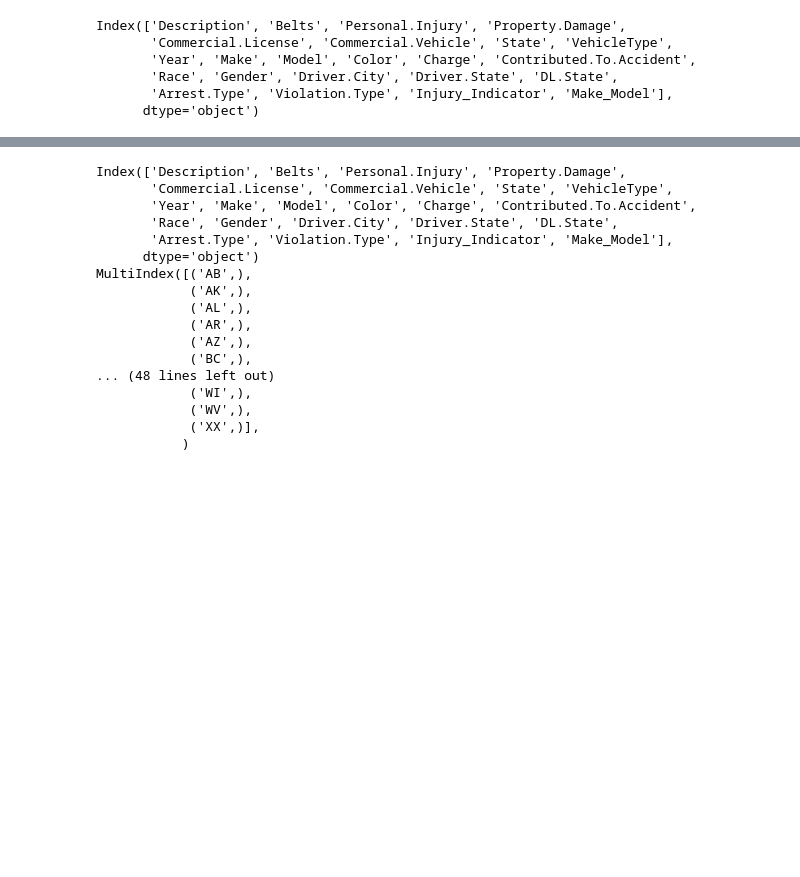
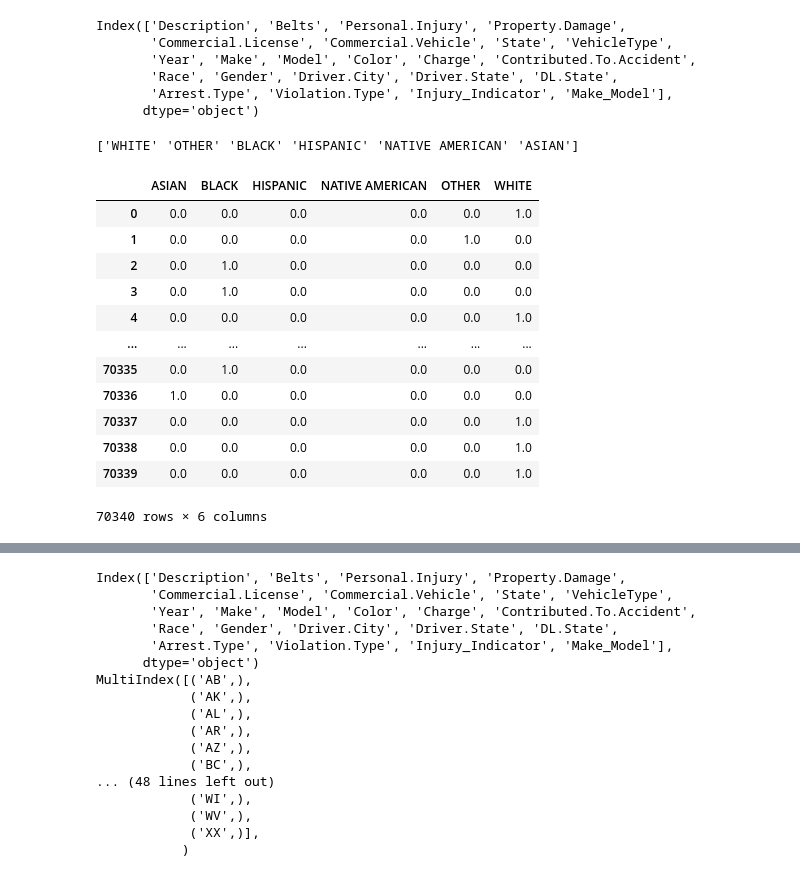
Before and after one commit to devPach4545/CSE_151A, a Jupyter notebook: CSE_151A_Project.ipynb, the cells around one changed output, grey strips where cells are left out. Saved outputs shown, nothing was run; the diff lists cells and outputs as text; code cells hidden in the pictures; blank space fills up the shorter version.

Commit message:
Hoang Le encoding

```diff
--- a/CSE_151A_Project.ipynb
+++ b/CSE_151A_Project.ipynb
@@ -524,3 +516,27 @@ copy_of_data = data.copy()
+# %%
+#encode race - Hoang
+#encode race - Hoang
+print(copy_of_data.Race.unique())
+myohe = OneHotEncoder()
+copy_of_data.columns
+myoherace = myohe.fit_transform(data.Race.values.reshape(-1,1)).toarray()
+racelist = list(myohe.categories_)
+pd.DataFrame(myoherace, columns = racelist)
+# %% [output]
+['WHITE' 'OTHER' 'BLACK' 'HISPANIC' 'NATIVE AMERICAN' 'ASIAN']
+|  | ASIAN | BLACK | HISPANIC | NATIVE AMERICAN | OTHER | WHITE |
+| 0 | 0.0 | 0.0 | 0.0 | 0.0 | 0.0 | 1.0 |
+| 1 | 0.0 | 0.0 | 0.0 | 0.0 | 1.0 | 0.0 |
+| 2 | 0.0 | 1.0 | 0.0 | 0.0 | 0.0 | 0.0 |
+| 3 | 0.0 | 1.0 | 0.0 | 0.0 | 0.0 | 0.0 |
+| 4 | 0.0 | 0.0 | 0.0 | 0.0 | 0.0 | 1.0 |
+| ... | ... | ... | ... | ... | ... | ... |
+| 70335 | 0.0 | 1.0 | 0.0 | 0.0 | 0.0 | 0.0 |
+| 70336 | 1.0 | 0.0 | 0.0 | 0.0 | 0.0 | 0.0 |
+| 70337 | 0.0 | 0.0 | 0.0 | 0.0 | 0.0 | 1.0 |
+| 70338 | 0.0 | 0.0 | 0.0 | 0.0 | 0.0 | 1.0 |
+| 70339 | 0.0 | 0.0 | 0.0 | 0.0 | 0.0 | 1.0 |
+70340 rows × 6 columns
 # %%
 #enocde state - Rushil
 # %%
```
Also changed, not shown: parts of 2 cells of this notebook.
